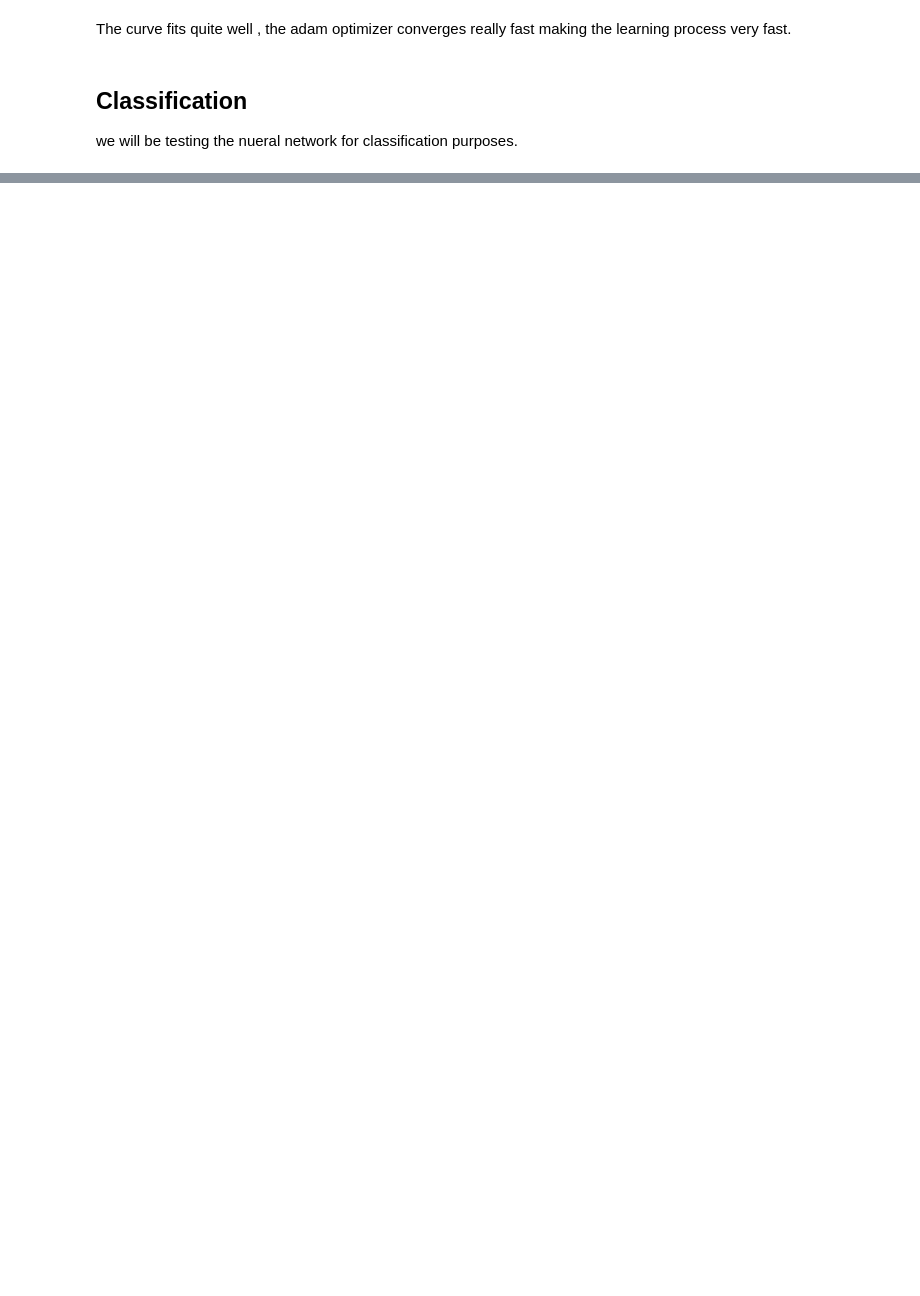
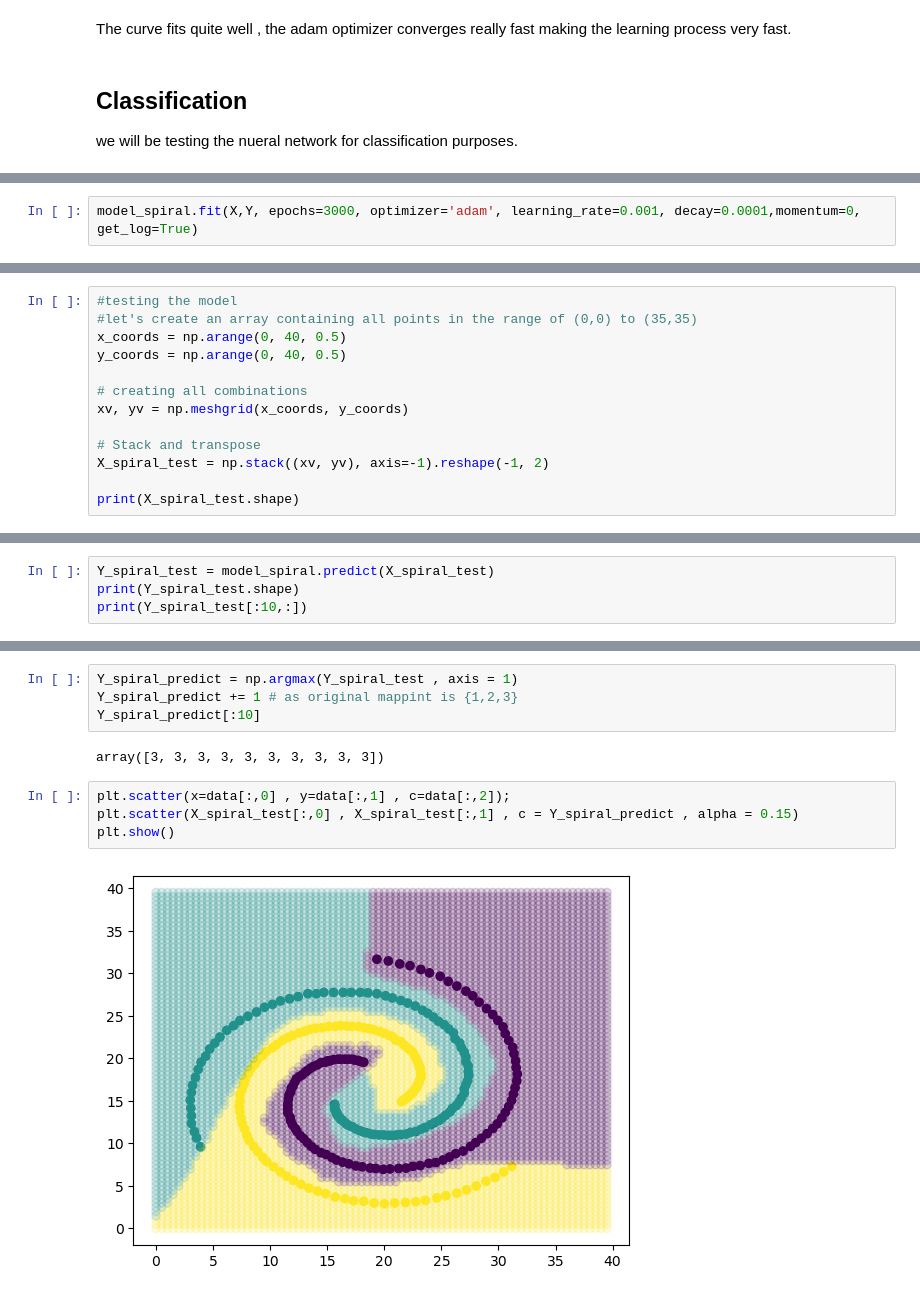
Before and after one commit to sayak2103/Neuwork, a Jupyter notebook: test.ipynb, the cells around one changed output, grey strips where cells are left out. Cells and saved outputs as stored; diff of their text form; blank space fills up the shorter version.

```diff
--- a/test.ipynb
+++ b/test.ipynb
@@ -71,0 +114,2 @@ we will be testing the nueral network for classification purposes.
+# %%
+model_spiral.fit(X,Y, epochs=3000, optimizer='adam', learning_rate=0.001, decay=0.0001,momentum=0, get_log=True)
@@ -71,0 +136,13 @@ we will be testing the nueral network for classification purposes.
+# %%
+#testing the model
+#let's create an array containing all points in the range of (0,0) to (35,35)
+x_coords = np.arange(0, 40, 0.5)
+y_coords = np.arange(0, 40, 0.5)
+
+# creating all combinations
+xv, yv = np.meshgrid(x_coords, y_coords)
+
+# Stack and transpose
+X_spiral_test = np.stack((xv, yv), axis=-1).reshape(-1, 2)
+
+print(X_spiral_test.shape)
@@ -71,0 +151,4 @@ we will be testing the nueral network for classification purposes.
+# %%
+Y_spiral_test = model_spiral.predict(X_spiral_test)
+print(Y_spiral_test.shape)
+print(Y_spiral_test[:10,:])
@@ -71,0 +167,12 @@ we will be testing the nueral network for classification purposes.
+# %%
+Y_spiral_predict = np.argmax(Y_spiral_test , axis = 1)
+Y_spiral_predict += 1 # as original mappint is {1,2,3}
+Y_spiral_predict[:10]
+# %% [output]
+array([3, 3, 3, 3, 3, 3, 3, 3, 3, 3])
+# %%
+plt.scatter(x=data[:,0] , y=data[:,1] , c=data[:,2]);
+plt.scatter(X_spiral_test[:,0] , X_spiral_test[:,1] , c = Y_spiral_predict , alpha = 0.15)
+plt.show()
+# %% [output]
+[figure, added]
```
Also changed, not shown: parts of 14 cells of this notebook, 3 other files.
